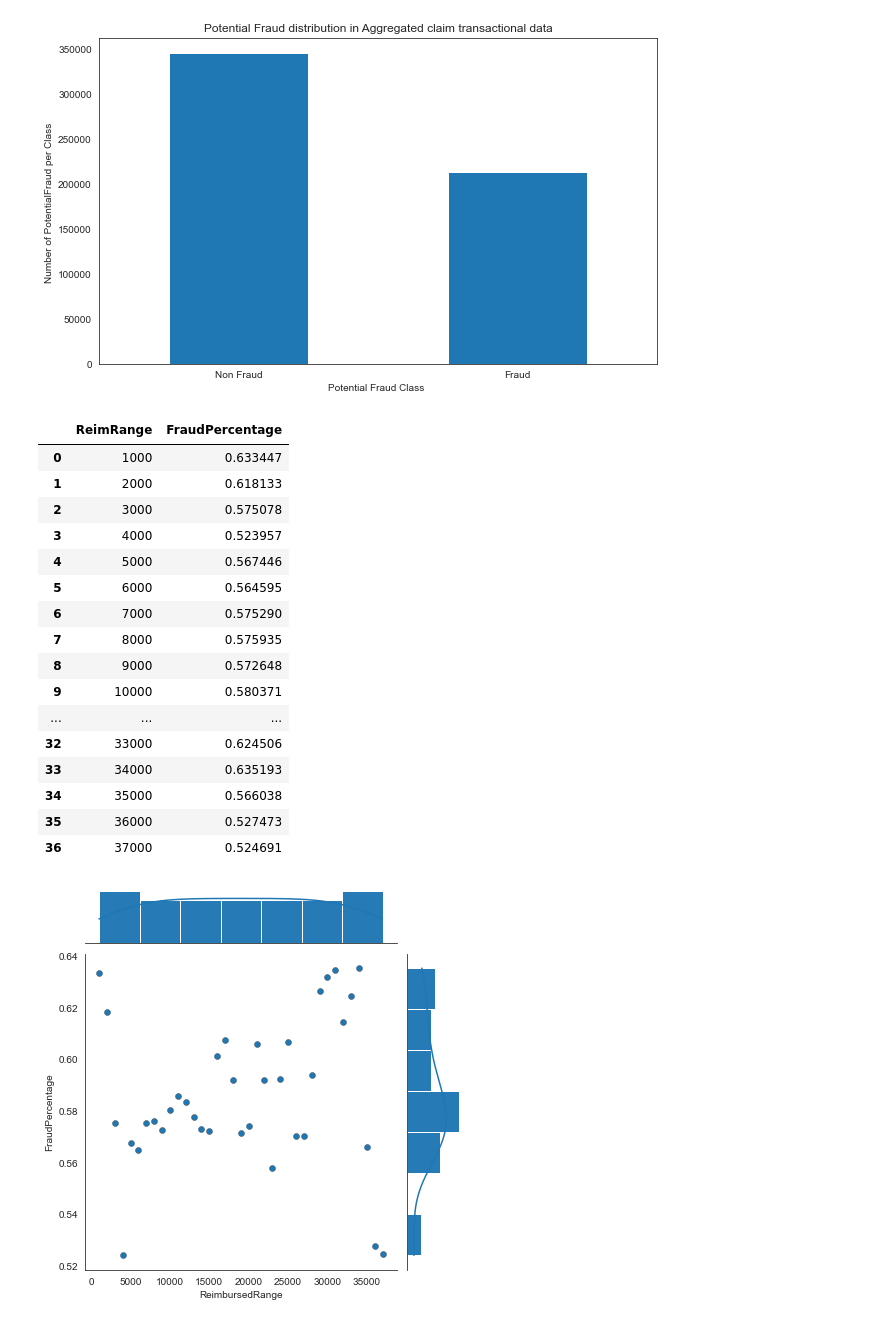
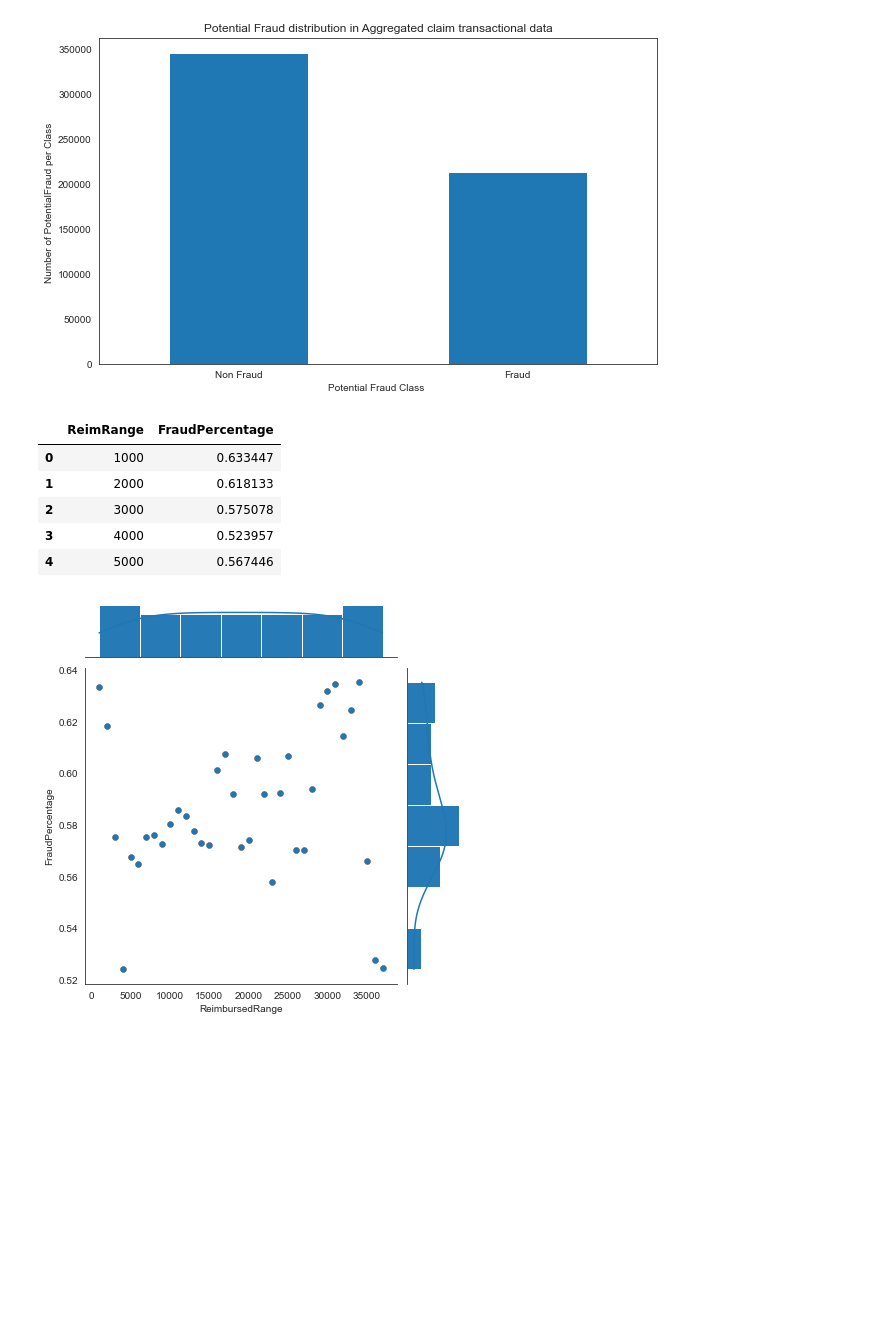
Before and after one commit to wx0373/Medical-fraud, a Jupyter notebook: Fraud%NonFraud/Fraud%NonFraud.ipynb, the cells around one changed output. Saved outputs shown, nothing was run; the diff lists cells and outputs as text; code cells hidden in the pictures; blank space fills up the shorter version.

```diff
--- a/Fraud%NonFraud/Fraud%NonFraud.ipynb
+++ b/Fraud%NonFraud/Fraud%NonFraud.ipynb
@@ -37,25 +37,14 @@ pd_res=pd.DataFrame(res)
 pd_res.rename(columns={0:'ReimRange',
                        1:'FraudPercentage'}, inplace = True)
 # %%
-pd_res
+pd_res.head()
 # %% [output]
 |  | ReimRange | FraudPercentage |
 | 0 | 1000 | 0.633447 |
 | 1 | 2000 | 0.618133 |
 | 2 | 3000 | 0.575078 |
 | 3 | 4000 | 0.523957 |
 | 4 | 5000 | 0.567446 |
-| 5 | 6000 | 0.564595 |
-| 6 | 7000 | 0.575290 |
-| 7 | 8000 | 0.575935 |
-| 8 | 9000 | 0.572648 |
-| 9 | 10000 | 0.580371 |
-| ... | ... | ... |
-| 32 | 33000 | 0.624506 |
-| 33 | 34000 | 0.635193 |
-| 34 | 35000 | 0.566038 |
-| 35 | 36000 | 0.527473 |
-| 36 | 37000 | 0.524691 |
 # %%
 
 ax=sns.jointplot(data=pd_res,x='ReimRange',
```
Also changed, not shown: parts of 7 cells of this notebook.
